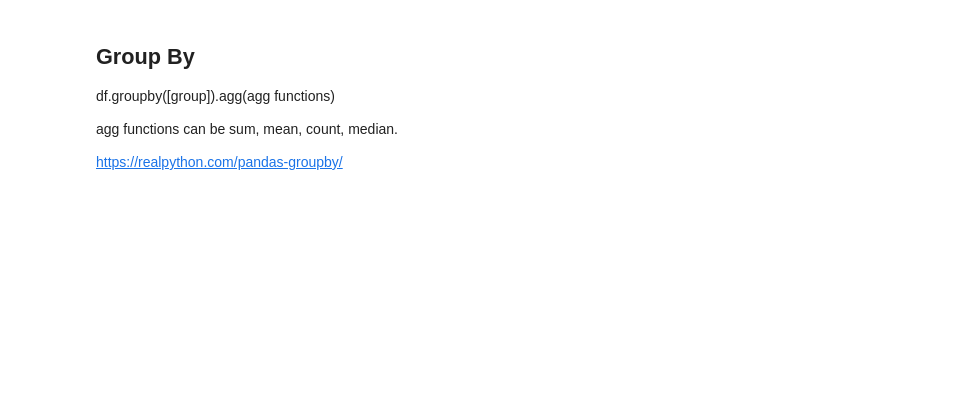
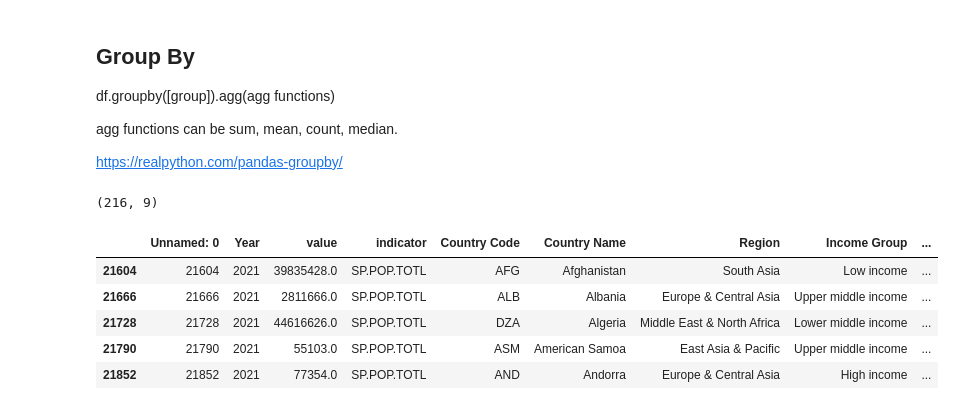
Before and after one commit to davidsadovy/data690_fall2022, a Jupyter notebook: assignment_07/assignment_07.ipynb, the cells around one changed output. Drawn from its saved outputs; the diff is of its cells as text; code cells hidden in the pictures; blank space fills up the shorter version.

```diff
--- a/assignment_07/assignment_07.ipynb
+++ b/assignment_07/assignment_07.ipynb
@@ -251,3 +253,21 @@ df.groupby([group]).agg(agg functions)
 agg functions can be sum, mean, count, median.
 
 https://realpython.com/pandas-groupby/
+# %%
+# create new dataframe with just the population for all countries in 2021
+df7 = df.query('indicator == "SP.POP.TOTL" and Year == 2021')
+
+# explore shape of dataframe
+df7.shape
+# %% [output]
+(216, 9)
+# %%
+# explore the first 5 rows of the dataframe
+df7.head()
+# %% [output]
+|  | Unnamed: 0 | Year | value | indicator | Country Code | Country Name | Region | Income Group | ... |
+| 21604 | 21604 | 2021 | 39835428.0 | SP.POP.TOTL | AFG | Afghanistan | South Asia | Low income | ... |
+| 21666 | 21666 | 2021 | 2811666.0 | SP.POP.TOTL | ALB | Albania | Europe & Central Asia | Upper middle income | ... |
+| 21728 | 21728 | 2021 | 44616626.0 | SP.POP.TOTL | DZA | Algeria | Middle East & North Africa | Lower middle income | ... |
+| 21790 | 21790 | 2021 | 55103.0 | SP.POP.TOTL | ASM | American Samoa | East Asia & Pacific | Upper middle income | ... |
+| 21852 | 21852 | 2021 | 77354.0 | SP.POP.TOTL | AND | Andorra | Europe & Central Asia | High income | ... |
```
Also changed, not shown: parts of 12 cells of this notebook.
